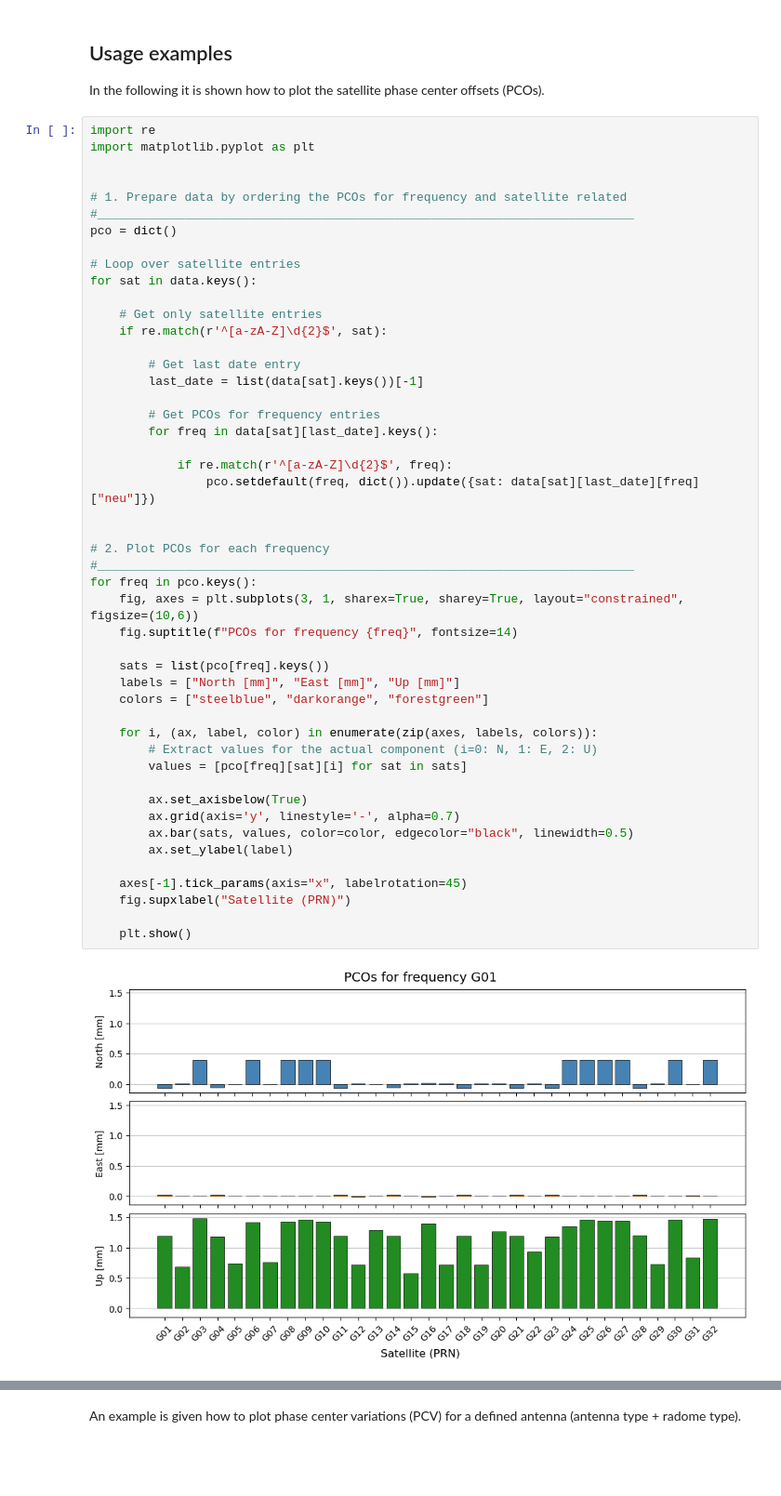
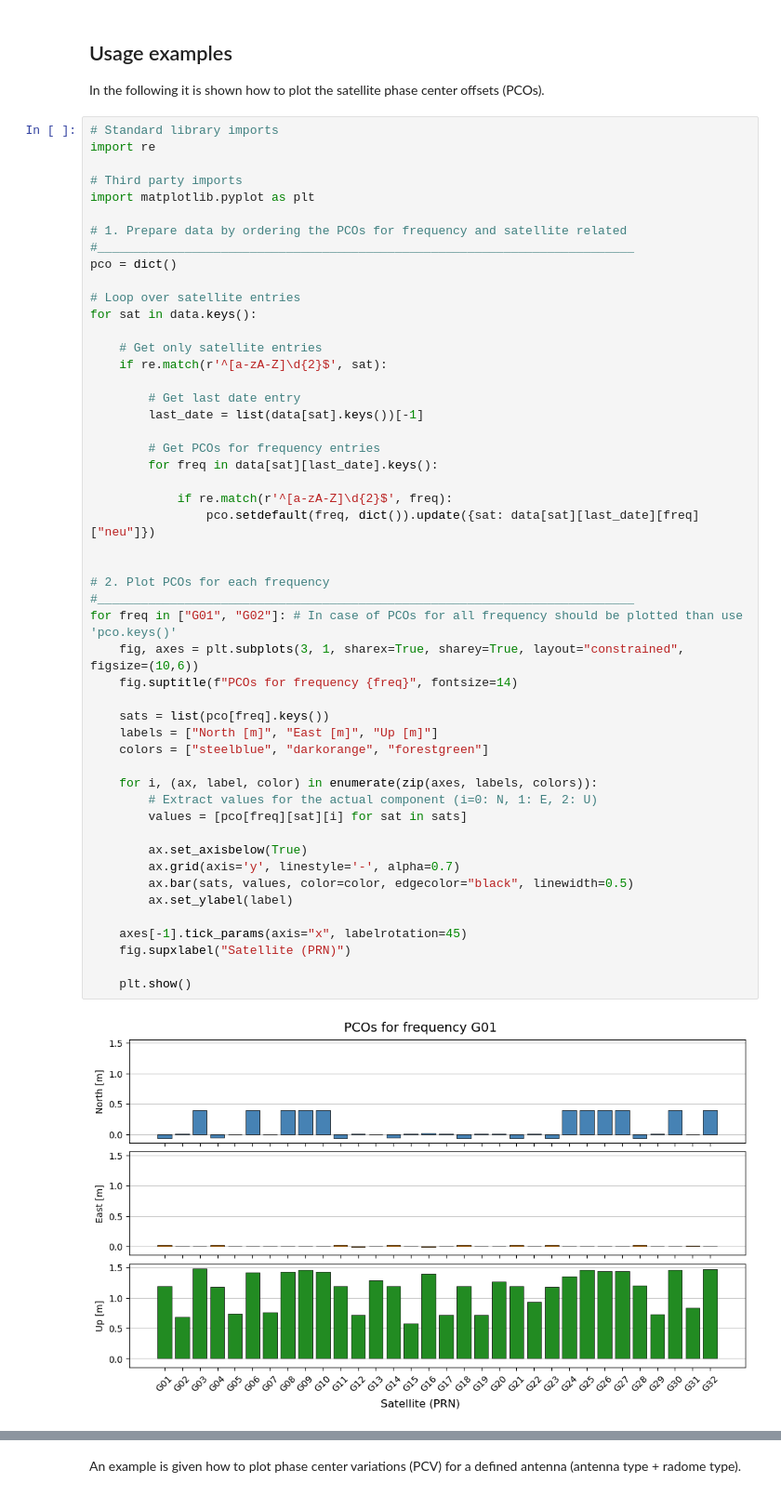
Before and after one commit to kartverket/midgard, a Jupyter notebook: notebooks/parsers/antex.ipynb, the cells around one changed output, grey strips where cells are left out. Shown at 93% size. Cells and saved outputs as stored; diff of their text form; blank space fills up the shorter version.

Commit message:
added some figures

```diff
--- a/notebooks/parsers/antex.ipynb
+++ b/notebooks/parsers/antex.ipynb
@@ -66,9 +66,11 @@ with following entries:
 ## Usage examples
 In the following it is shown how to plot the satellite phase center offsets (PCOs).
 # %%
+# Standard library imports
 import re
+
+# Third party imports
 import matplotlib.pyplot as plt
-
 
 # 1. Prepare data by ordering the PCOs for frequency and satellite related
 #__________________________________________________________________________
@@ -85,33 +87,33 @@ for sat in data.keys():
 
         # Get PCOs for frequency entries
         for freq in data[sat][last_date].keys():
 
             if re.match(r'^[a-zA-Z]\d{2}$', freq):
                 pco.setdefault(freq, dict()).update({sat: data[sat][last_date][freq]["neu"]})
 
 
 # 2. Plot PCOs for each frequency
 #__________________________________________________________________________
-for freq in pco.keys():
+for freq in ["G01", "G02"]: # In case of PCOs for all frequency should be plotted than use 'pco.keys()'
     fig, axes = plt.subplots(3, 1, sharex=True, sharey=True, layout="constrained", figsize=(10,6))
     fig.suptitle(f"PCOs for frequency {freq}", fontsize=14)
 
     sats = list(pco[freq].keys())
-    labels = ["North [mm]", "East [mm]", "Up [mm]"]
+    labels = ["North [m]", "East [m]", "Up [m]"]
     colors = ["steelblue", "darkorange", "forestgreen"]
 
     for i, (ax, label, color) in enumerate(zip(axes, labels, colors)):
         # Extract values for the actual component (i=0: N, 1: E, 2: U)
         values = [pco[freq][sat][i] for sat in sats]
 
         ax.set_axisbelow(True)
         ax.grid(axis='y', linestyle='-', alpha=0.7)
         ax.bar(sats, values, color=color, edgecolor="black", linewidth=0.5)
         ax.set_ylabel(label)
 
     axes[-1].tick_params(axis="x", labelrotation=45)
     fig.supxlabel("Satellite (PRN)")
 
     plt.show()
 # %% [output]
-[figure, old version]
+[figure, new version]
```
Also changed, not shown: parts of 6 cells of this notebook, 1 other file.
